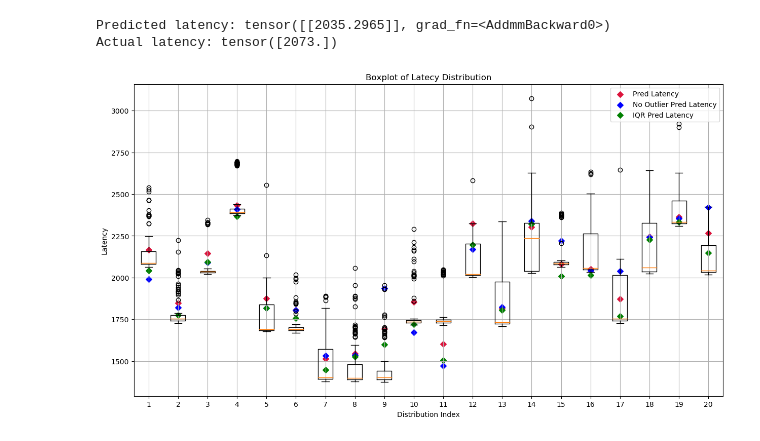
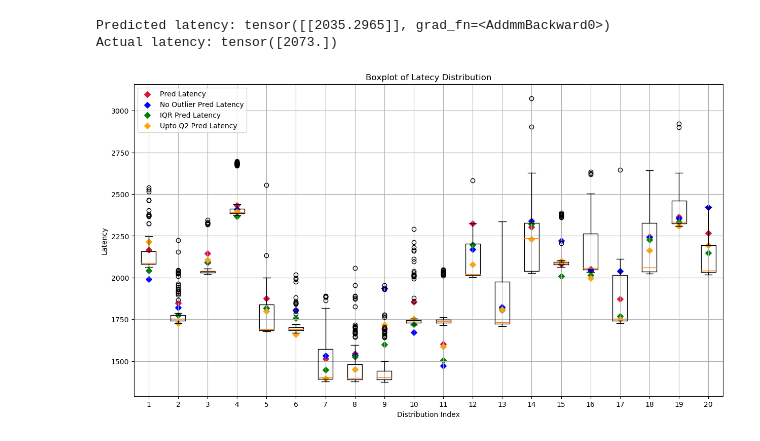
Before and after one commit to faseelmo/noc_latency_predictor, a Jupyter notebook: gcn/results/task_from_graph/analysis.ipynb, the cells around one changed output. Saved outputs shown, nothing was run; the diff lists cells and outputs as text; code cells hidden in the pictures.

```diff
--- a/gcn/results/task_from_graph/analysis.ipynb
+++ b/gcn/results/task_from_graph/analysis.ipynb
@@ -73,35 +73,35 @@ for same_graph in filtered_iso_test:
             iqr_pred, _ = do_inference(graph, "iqr/LatNet_1500_state_dict.pth")
             iqr_latency_list.append(iqr_pred.item())
 
-            # upto_q2_pred, _ = do_inference(graph, "upto_q2/LatNet_250_state_dict.pth")
-            # upto_q2.append(upto_q2_pred.item())
+            upto_q2_pred, _ = do_inference(graph, "upto_q2/LatNet_250_state_dict.pth")
+            upto_q2.append(upto_q2_pred.item())
 
             to_infer = False
     list_of_latency_list.append(latency_list)
 # %%
 import matplotlib.pyplot as plt
 import numpy as np
 
 fig, ax = plt.subplots(figsize=(15, 8))
 
 num_of_test_data = len(list_of_latency_list)
 
 ax.boxplot(list_of_latency_list)
 
 # ax.plot(np.arange(1, num_of_test_data + 1), pred_latency_list, color='lightgreen')
 ax.scatter(np.arange(1, num_of_test_data + 1), mean_latency_list, color='crimson', marker='D', label='Pred Latency')
 ax.scatter(np.arange(1, num_of_test_data + 1), no_outlier_latency_list, color='blue', marker='D', label='No Outlier Pred Latency')
 ax.scatter(np.arange(1, num_of_test_data + 1), iqr_latency_list, color='green', marker='D', label='IQR Pred Latency')
-# ax.scatter(np.arange(1, num_of_test_data + 1), upto_q2, color='orange', marker='D', label='Upto Q2 Pred Latency')
+ax.scatter(np.arange(1, num_of_test_data + 1), upto_q2, color='orange', marker='D', label='Upto Q2 Pred Latency')
 
 ax.legend()
 ax.set_title('Boxplot of Latecy Distribution')
 ax.set_xlabel('Distribution Index')
 ax.set_ylabel('Latency')
 plt.grid()
 # plt.show()
 
 #import tikzplotlib
 #tikzplotlib.save("boxplot.tex")
 # %% [output]
-[figure, old version]
+[figure, new version]
```
Also changed, not shown: 12 other files.
